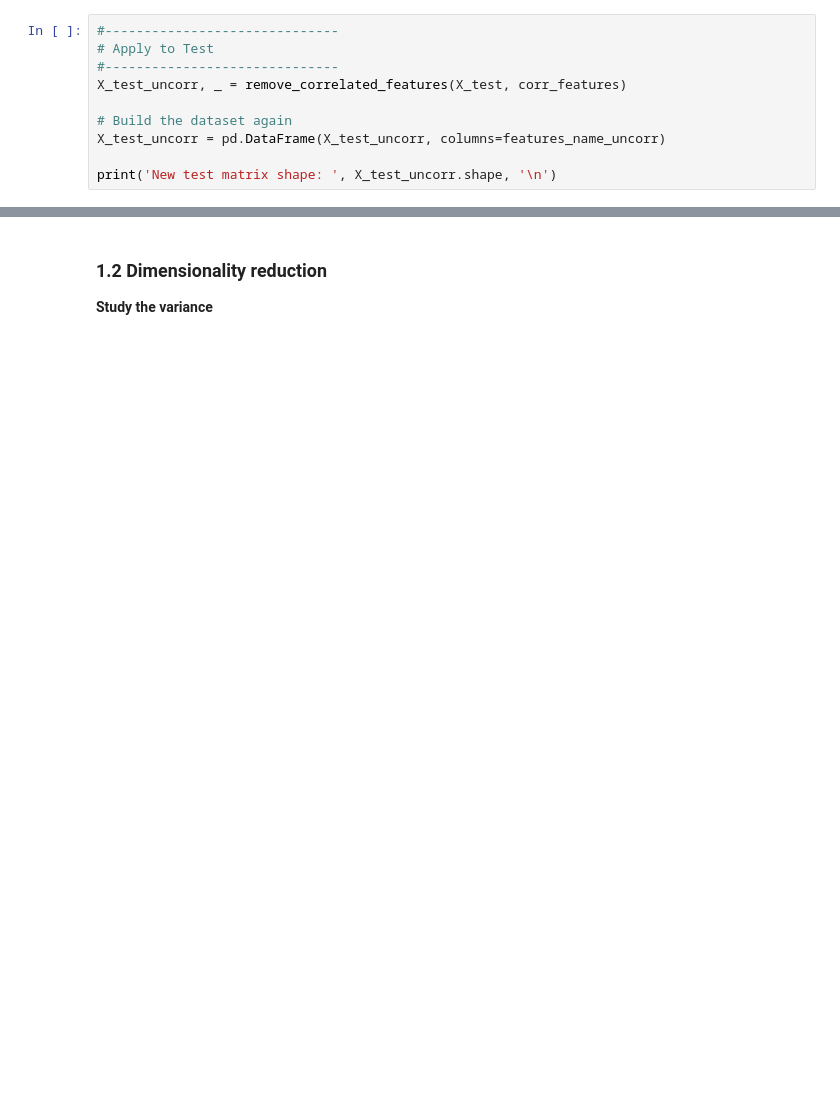
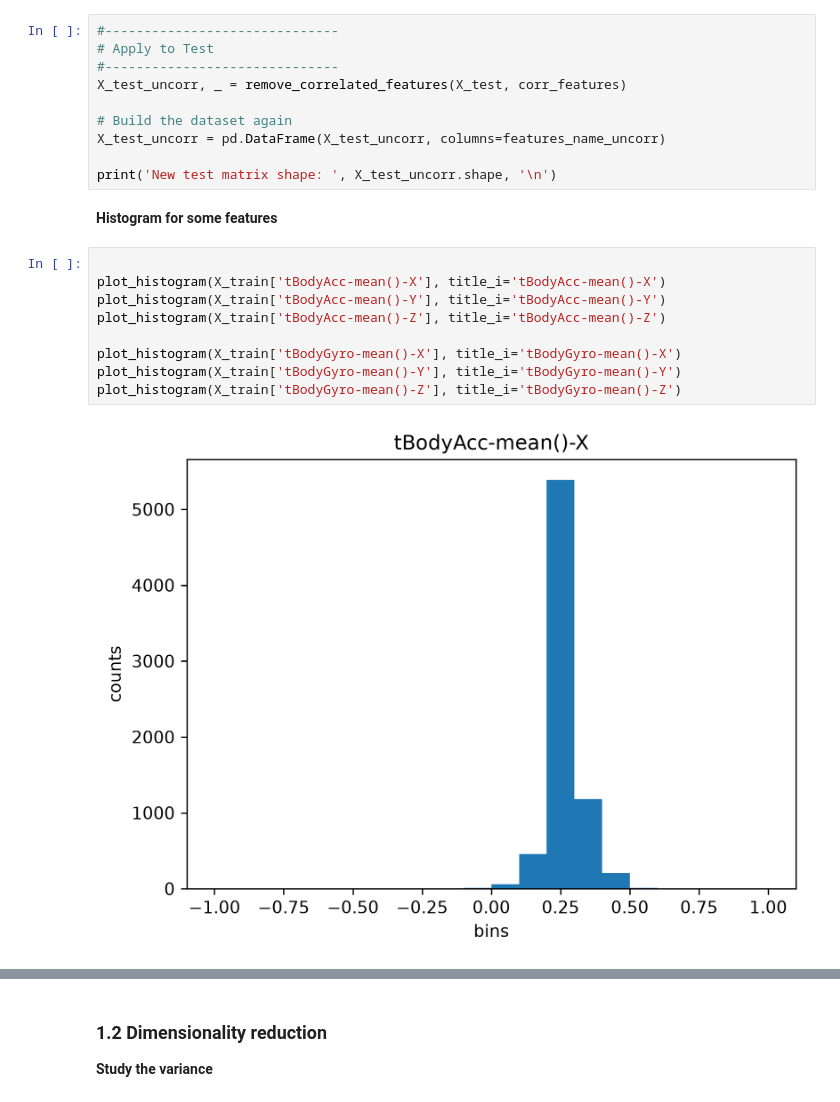
Before and after one commit to calogero-forte/HAR_AI, a Jupyter notebook: exam.ipynb, the cells around one changed output, grey strips where cells are left out. Drawn from its saved outputs; the diff is of its cells as text; blank space fills up the shorter version.

```diff
--- a/exam.ipynb
+++ b/exam.ipynb
@@ -469,3 +554,16 @@ X_test_uncorr, _ = remove_correlated_features(X_test, corr_features)
 X_test_uncorr = pd.DataFrame(X_test_uncorr, columns=features_name_uncorr)
 
 print('New test matrix shape: ', X_test_uncorr.shape, '\n')
+# %% [markdown]
+**Histogram for some features**
+# %%
+
+plot_histogram(X_train['tBodyAcc-mean()-X'], title_i='tBodyAcc-mean()-X')
+plot_histogram(X_train['tBodyAcc-mean()-Y'], title_i='tBodyAcc-mean()-Y')
+plot_histogram(X_train['tBodyAcc-mean()-Z'], title_i='tBodyAcc-mean()-Z')
+
+plot_histogram(X_train['tBodyGyro-mean()-X'], title_i='tBodyGyro-mean()-X')
+plot_histogram(X_train['tBodyGyro-mean()-Y'], title_i='tBodyGyro-mean()-Y')
+plot_histogram(X_train['tBodyGyro-mean()-Z'], title_i='tBodyGyro-mean()-Z')
+# %% [output]
+[figure, added]
```
Also changed, not shown: parts of 6 cells of this notebook, 14 other files.
